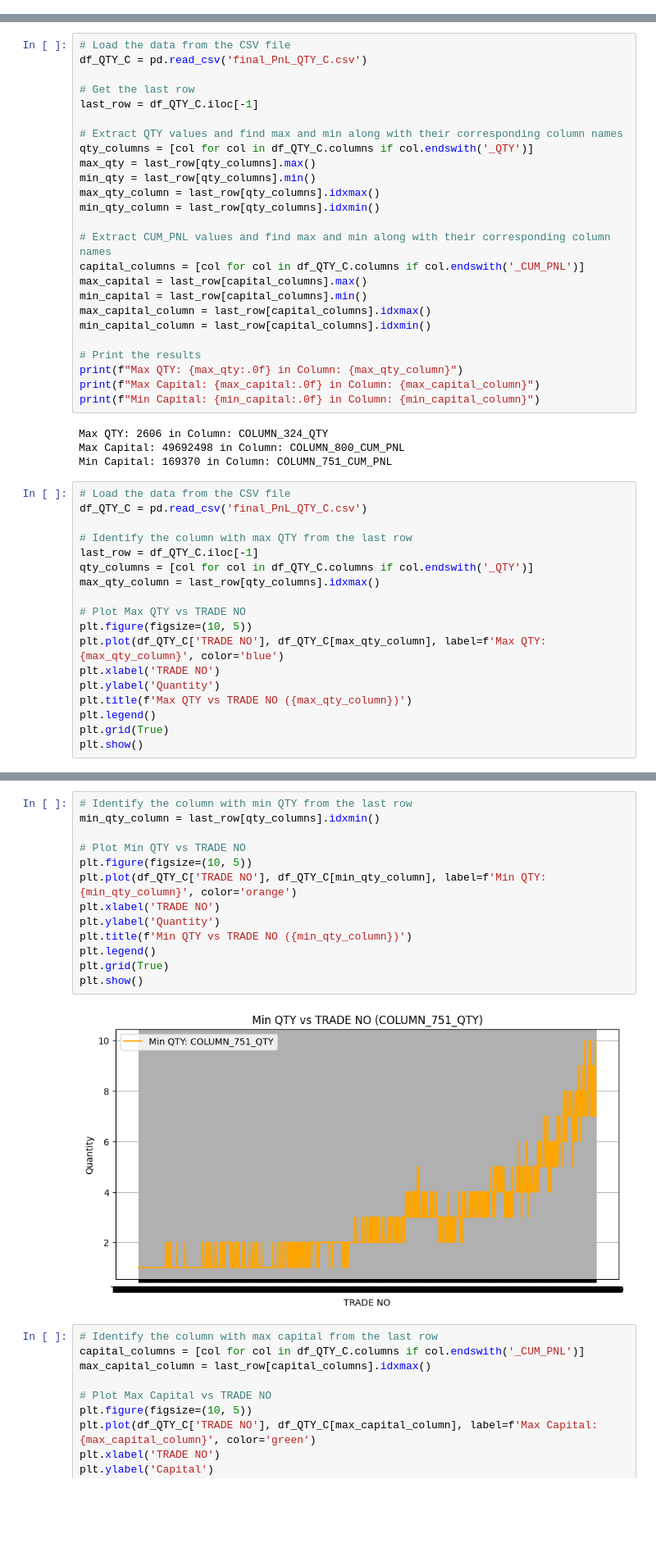
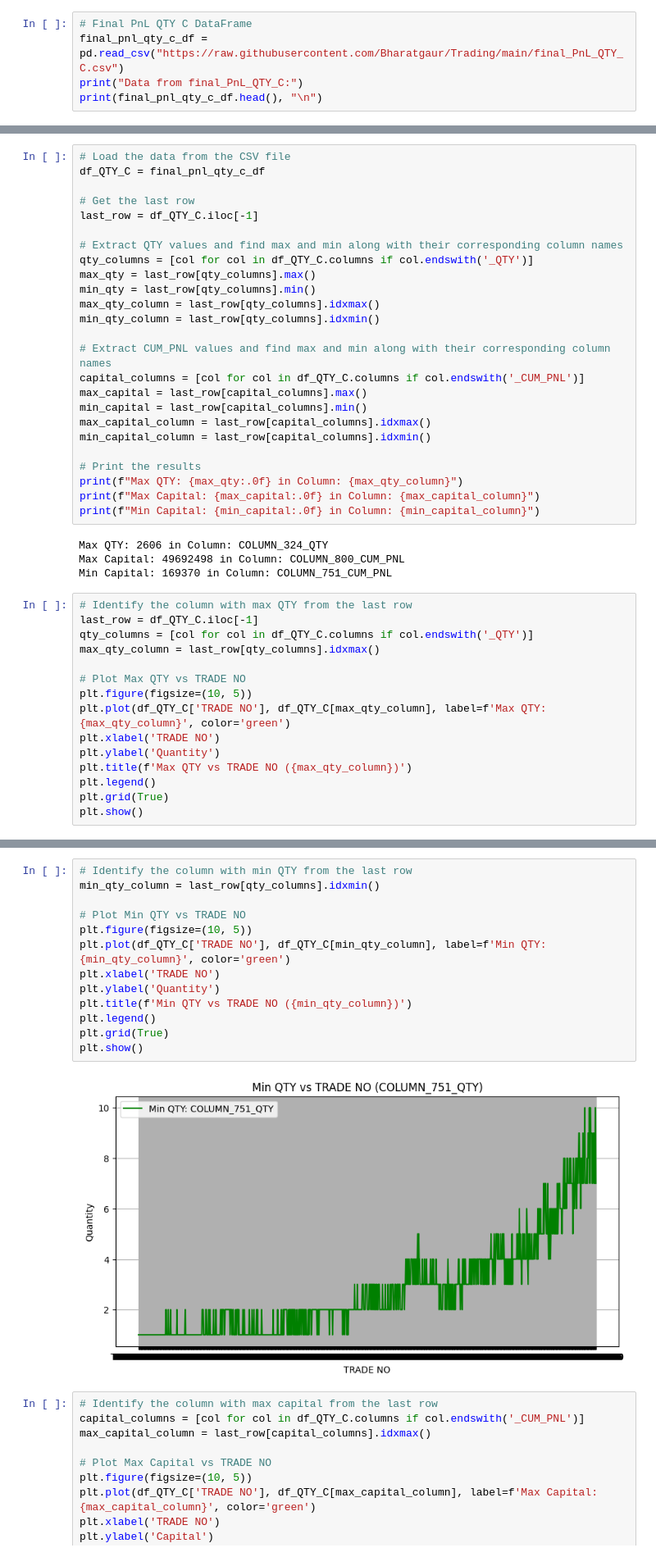
Before and after one commit to Bharatgaur/Trading, a Jupyter notebook: TRADE_PROBABILITIES_BASE_FILE_Version_2.ipynb, the cells around one changed output, grey strips where cells are left out. Shown: that part at 82% size. Cells and saved outputs as stored; diff of their text form; blank space fills up the shorter version.

```diff
--- a/TRADE_PROBABILITIES_BASE_FILE_Version_2.ipynb
+++ b/TRADE_PROBABILITIES_BASE_FILE_Version_2.ipynb
@@ -9,0 +120,5 @@ import matplotlib.pyplot as plt
+# %%
+# Final PnL QTY C DataFrame
+final_pnl_qty_c_df = pd.read_csv("https://raw.githubusercontent.com/Bharatgaur/Trading/main/final_PnL_QTY_C.csv")
+print("Data from final_PnL_QTY_C:")
+print(final_pnl_qty_c_df.head(), "\n")
@@ -542,6 +416,6 @@ pd.read_csv('final_PnL_QTY_C.csv')
 # %%
 # Load the data from the CSV file
-df_QTY_C = pd.read_csv('final_PnL_QTY_C.csv')
+df_QTY_C = final_pnl_qty_c_df
 
 # Get the last row
 last_row = df_QTY_C.iloc[-1]
@@ -569,9 +443,6 @@ Max QTY: 2606 in Column: COLUMN_324_QTY
 Max Capital: 49692498 in Column: COLUMN_800_CUM_PNL
 Min Capital: 169370 in Column: COLUMN_751_CUM_PNL
 # %%
-# Load the data from the CSV file
-df_QTY_C = pd.read_csv('final_PnL_QTY_C.csv')
-
 # Identify the column with max QTY from the last row
 last_row = df_QTY_C.iloc[-1]
 qty_columns = [col for col in df_QTY_C.columns if col.endswith('_QTY')]
@@ -579,7 +450,7 @@ max_qty_column = last_row[qty_columns].idxmax()
 
 # Plot Max QTY vs TRADE NO
 plt.figure(figsize=(10, 5))
-plt.plot(df_QTY_C['TRADE NO'], df_QTY_C[max_qty_column], label=f'Max QTY: {max_qty_column}', color='blue')
+plt.plot(df_QTY_C['TRADE NO'], df_QTY_C[max_qty_column], label=f'Max QTY: {max_qty_column}', color='green')
 plt.xlabel('TRADE NO')
 plt.ylabel('Quantity')
 plt.title(f'Max QTY vs TRADE NO ({max_qty_column})')
@@ -591,18 +462,18 @@ plt.show()
 # %%
 # Identify the column with min QTY from the last row
 min_qty_column = last_row[qty_columns].idxmin()
 
 # Plot Min QTY vs TRADE NO
 plt.figure(figsize=(10, 5))
-plt.plot(df_QTY_C['TRADE NO'], df_QTY_C[min_qty_column], label=f'Min QTY: {min_qty_column}', color='orange')
+plt.plot(df_QTY_C['TRADE NO'], df_QTY_C[min_qty_column], label=f'Min QTY: {min_qty_column}', color='green')
 plt.xlabel('TRADE NO')
 plt.ylabel('Quantity')
 plt.title(f'Min QTY vs TRADE NO ({min_qty_column})')
 plt.legend()
 plt.grid(True)
 plt.show()
 # %% [output]
-[figure, old version]
+[figure, new version]
 # %%
 # Identify the column with max capital from the last row
 capital_columns = [col for col in df_QTY_C.columns if col.endswith('_CUM_PNL')]
```
Also changed, not shown: parts of 37 cells of this notebook.
